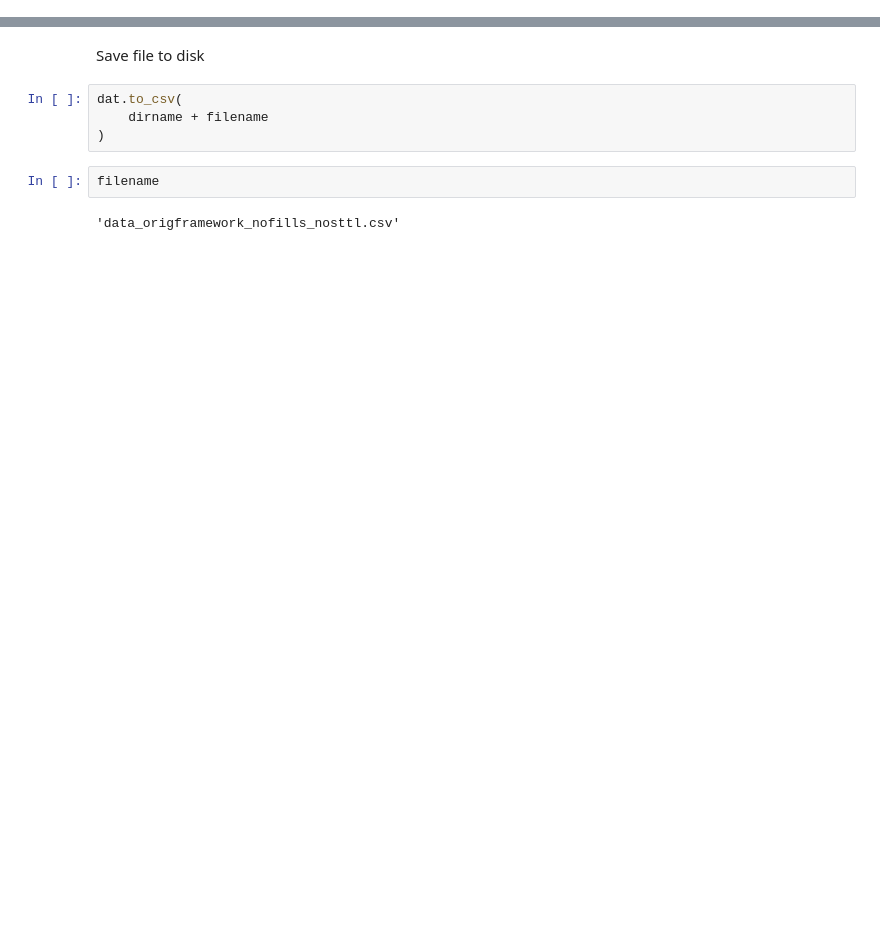
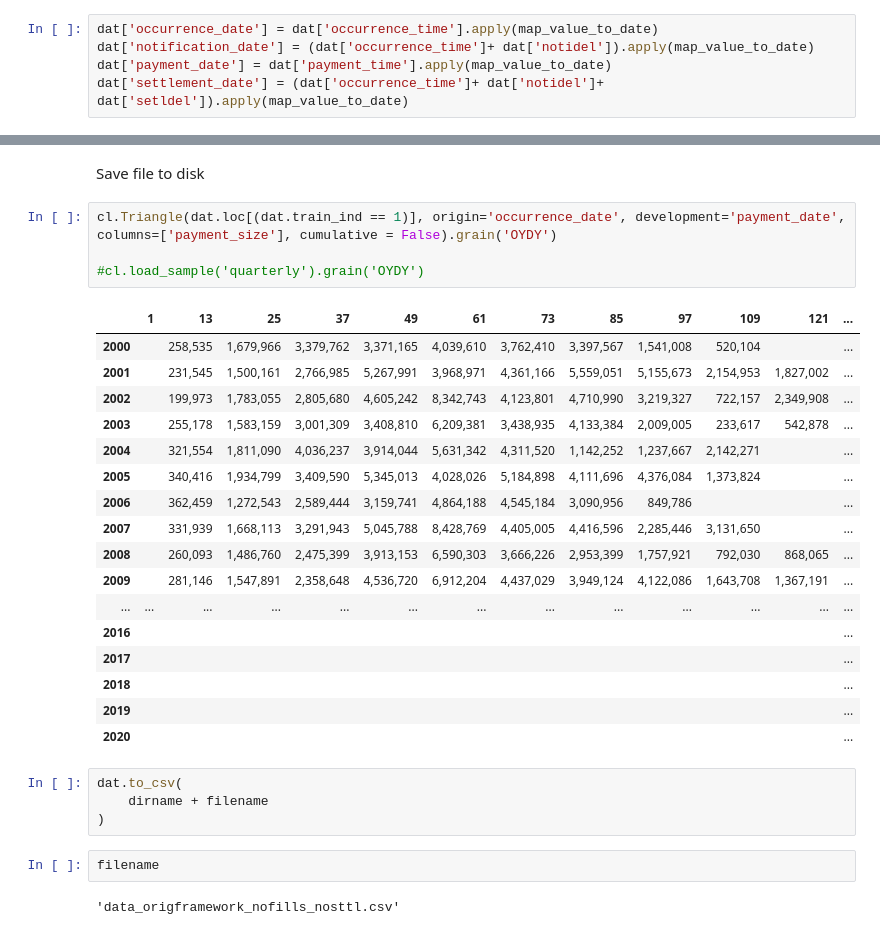
Before and after one commit to JackyP/MLR_working_party, a Jupyter notebook: 02_code/SMD/Dataprepv_nofills_nosttl.ipynb, the cells around one changed output, grey strips where cells are left out. Saved outputs shown, nothing was run; the diff lists cells and outputs as text; blank space fills up the shorter version.

```diff
--- a/02_code/SMD/Dataprepv_nofills_nosttl.ipynb
+++ b/02_code/SMD/Dataprepv_nofills_nosttl.ipynb
@@ -205,0 +322,5 @@ y = (dat.loc[:, youtput])
+# %%
+dat['occurrence_date'] = dat['occurrence_time'].apply(map_value_to_date)
+dat['notification_date'] = (dat['occurrence_time']+ dat['notidel']).apply(map_value_to_date)
+dat['payment_date'] = dat['payment_time'].apply(map_value_to_date)
+dat['settlement_date'] = (dat['occurrence_time']+ dat['notidel']+ dat['setldel']).apply(map_value_to_date)
@@ -206,5 +344,27 @@ y = (dat.loc[:, youtput])
 # %% [markdown]
 Save file to disk
+# %%
+cl.Triangle(dat.loc[(dat.train_ind == 1)], origin='occurrence_date', development='payment_date', columns=['payment_size'], cumulative = False).grain('OYDY')
+
+#cl.load_sample('quarterly').grain('OYDY')
+# %% [output]
+|  | 1 | 13 | 25 | 37 | 49 | 61 | 73 | 85 | 97 | 109 | 121 | ... |
+| 2000 |  | 258,535 | 1,679,966 | 3,379,762 | 3,371,165 | 4,039,610 | 3,762,410 | 3,397,567 | 1,541,008 | 520,104 |  | ... |
+| 2001 |  | 231,545 | 1,500,161 | 2,766,985 | 5,267,991 | 3,968,971 | 4,361,166 | 5,559,051 | 5,155,673 | 2,154,953 | 1,827,002 | ... |
+| 2002 |  | 199,973 | 1,783,055 | 2,805,680 | 4,605,242 | 8,342,743 | 4,123,801 | 4,710,990 | 3,219,327 | 722,157 | 2,349,908 | ... |
+| 2003 |  | 255,178 | 1,583,159 | 3,001,309 | 3,408,810 | 6,209,381 | 3,438,935 | 4,133,384 | 2,009,005 | 233,617 | 542,878 | ... |
+| 2004 |  | 321,554 | 1,811,090 | 4,036,237 | 3,914,044 | 5,631,342 | 4,311,520 | 1,142,252 | 1,237,667 | 2,142,271 |  | ... |
+| 2005 |  | 340,416 | 1,934,799 | 3,409,590 | 5,345,013 | 4,028,026 | 5,184,898 | 4,111,696 | 4,376,084 | 1,373,824 |  | ... |
+| 2006 |  | 362,459 | 1,272,543 | 2,589,444 | 3,159,741 | 4,864,188 | 4,545,184 | 3,090,956 | 849,786 |  |  | ... |
+| 2007 |  | 331,939 | 1,668,113 | 3,291,943 | 5,045,788 | 8,428,769 | 4,405,005 | 4,416,596 | 2,285,446 | 3,131,650 |  | ... |
+| 2008 |  | 260,093 | 1,486,760 | 2,475,399 | 3,913,153 | 6,590,303 | 3,666,226 | 2,953,399 | 1,757,921 | 792,030 | 868,065 | ... |
+| 2009 |  | 281,146 | 1,547,891 | 2,358,648 | 4,536,720 | 6,912,204 | 4,437,029 | 3,949,124 | 4,122,086 | 1,643,708 | 1,367,191 | ... |
+| ... | ... | ... | ... | ... | ... | ... | ... | ... | ... | ... | ... | ... |
+| 2016 |  |  |  |  |  |  |  |  |  |  |  | ... |
+| 2017 |  |  |  |  |  |  |  |  |  |  |  | ... |
+| 2018 |  |  |  |  |  |  |  |  |  |  |  | ... |
+| 2019 |  |  |  |  |  |  |  |  |  |  |  | ... |
+| 2020 |  |  |  |  |  |  |  |  |  |  |  | ... |
 # %%
 dat.to_csv(
     dirname + filename
```
Also changed, not shown: parts of 8 cells of this notebook, 11 other files.
